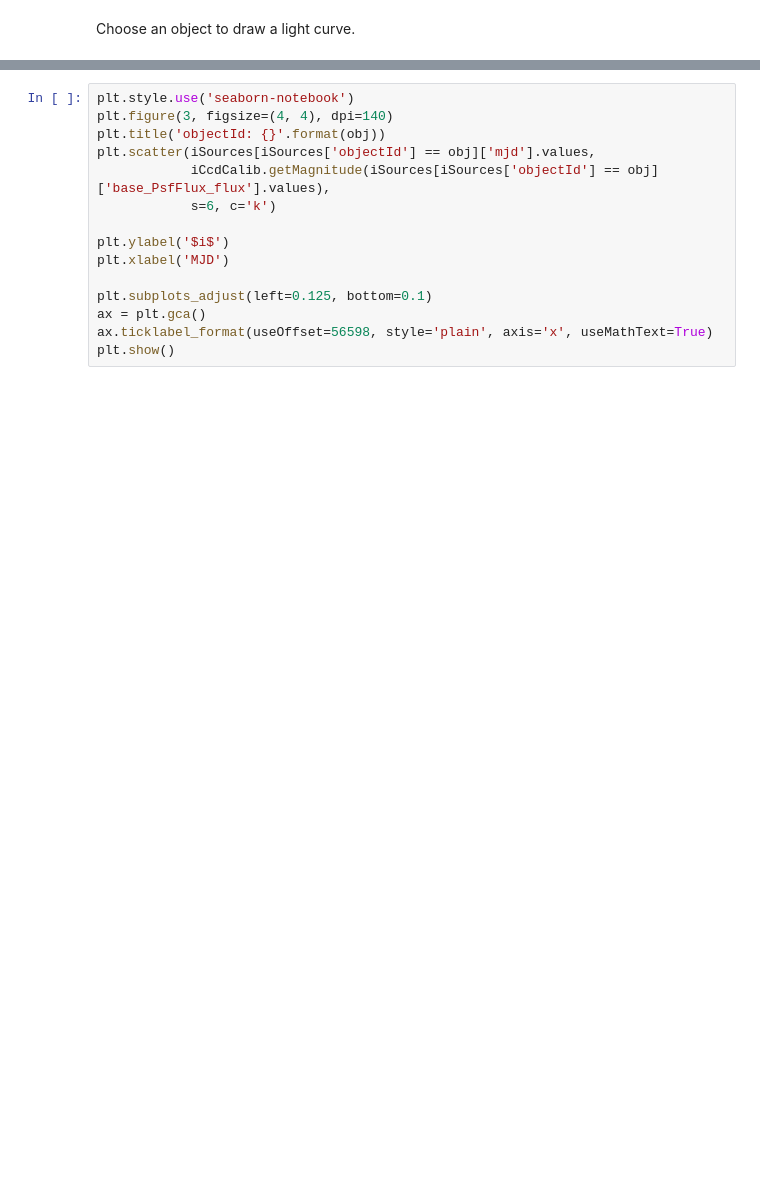
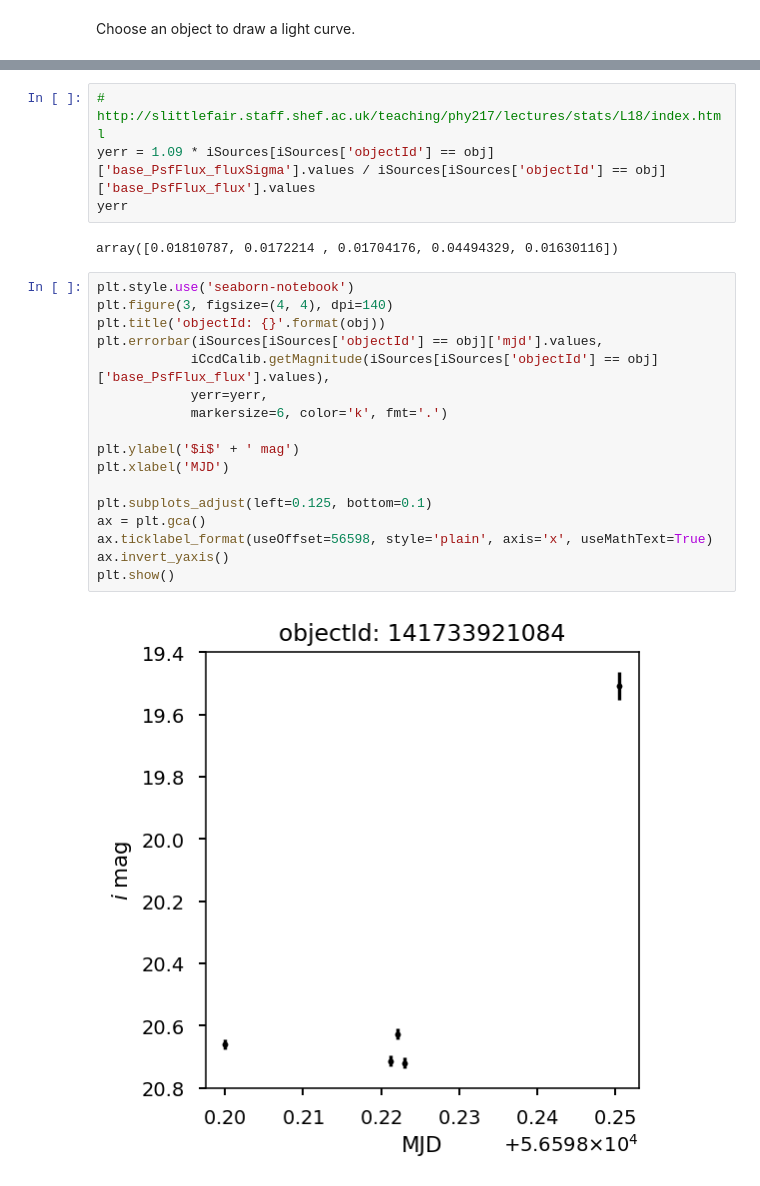
Before and after one commit to LSSTScienceCollaborations/StackClub, a Jupyter notebook: ImageProcessing/Re-RunHSC.ipynb, the cells around one changed output, grey strips where cells are left out. Drawn from its saved outputs; the diff is of its cells as text; blank space fills up the shorter version.

```diff
--- a/ImageProcessing/Re-RunHSC.ipynb
+++ b/ImageProcessing/Re-RunHSC.ipynb
@@ -418,15 +472,25 @@ iSources[iSources['objectId'] == obj][['id','coord_ra','coord_dec','objectId','b
+# %%
+# http://slittlefair.staff.shef.ac.uk/teaching/phy217/lectures/stats/L18/index.html
+yerr = 1.09 * iSources[iSources['objectId'] == obj]['base_PsfFlux_fluxSigma'].values / iSources[iSources['objectId'] == obj]['base_PsfFlux_flux'].values
+yerr
+# %% [output]
+array([0.01810787, 0.0172214 , 0.01704176, 0.04494329, 0.01630116])
 # %%
 plt.style.use('seaborn-notebook')
 plt.figure(3, figsize=(4, 4), dpi=140)
 plt.title('objectId: {}'.format(obj))
-plt.scatter(iSources[iSources['objectId'] == obj]['mjd'].values,
+plt.errorbar(iSources[iSources['objectId'] == obj]['mjd'].values,
             iCcdCalib.getMagnitude(iSources[iSources['objectId'] == obj]['base_PsfFlux_flux'].values),
-            s=6, c='k')
+            yerr=yerr,
+            markersize=6, color='k', fmt='.')
 
-plt.ylabel('$i$')
+plt.ylabel('$i$' + ' mag')
 plt.xlabel('MJD')
 
 plt.subplots_adjust(left=0.125, bottom=0.1)
 ax = plt.gca()
 ax.ticklabel_format(useOffset=56598, style='plain', axis='x', useMathText=True)
+ax.invert_yaxis()
 plt.show()
+# %% [output]
+[figure, added]
```
Also changed, not shown: parts of 7 cells of this notebook.
